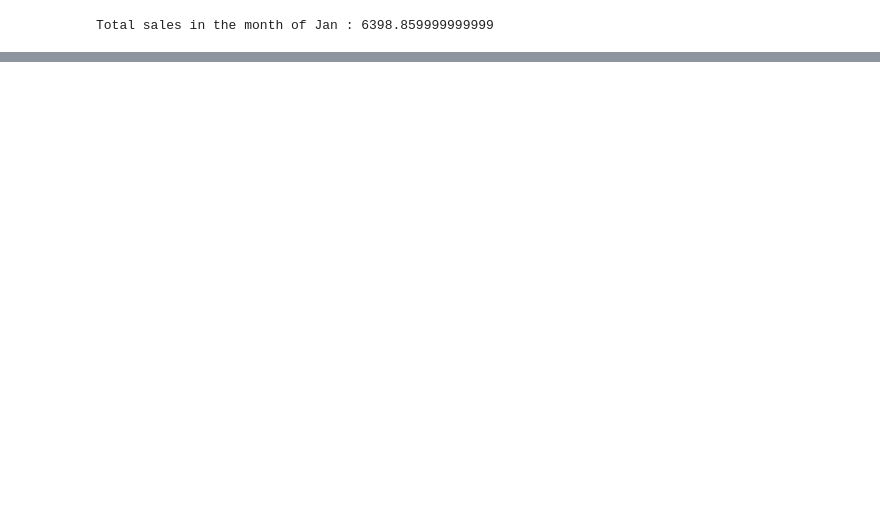
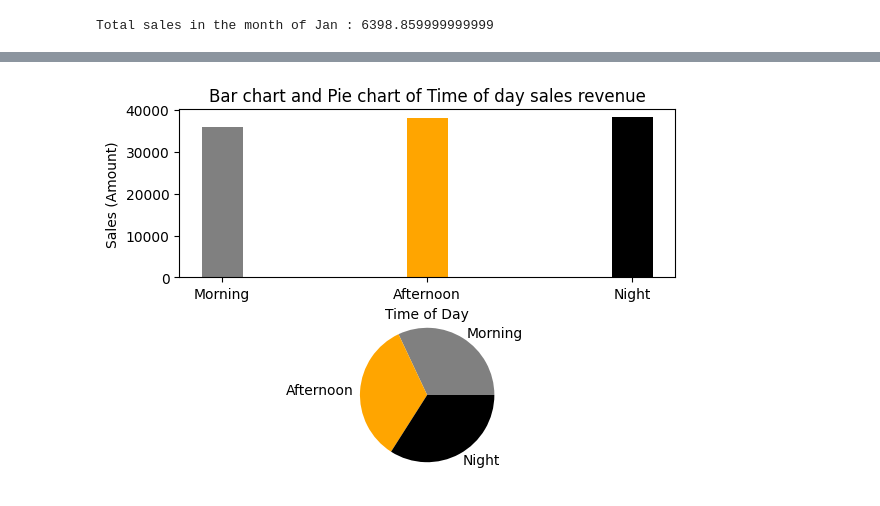
Before and after one commit to Nestor-12345/Coffee-sales-data-analysis, a Jupyter notebook: coffee-sales-data-analysis-project.ipynb, the cells around one changed output, grey strips where cells are left out. Saved outputs shown, nothing was run; the diff lists cells and outputs as text; code cells hidden in the pictures; blank space fills up the shorter version.

```diff
--- a/coffee-sales-data-analysis-project.ipynb
+++ b/coffee-sales-data-analysis-project.ipynb
@@ -299,0 +458,20 @@ Name: money, dtype: float64
+# %%
+# Visualization with Matplotlib
+tod = np.array(['Morning', 'Afternoon', 'Night'])
+amount = np.array([35929.20, 38130.04, 38186.34 ])
+colors = np.array(["gray", "orange", "black"])
+
+#plot 1
+plt.subplot(2, 1, 1)
+plt.bar(tod, amount, width=0.2, color=colors)
+plt.title('Bar chart and Pie chart of Time of day sales revenue')
+plt.ylabel('Sales (Amount)')
+plt.xlabel('Time of Day')
+
+#plot 2
+plt.subplot(2, 1, 2)
+plt.pie(amount, labels = tod, colors=colors)
+
+plt.show()
+# %% [output]
+[figure, added]
```
Also changed, not shown: parts of 83 cells of this notebook.
